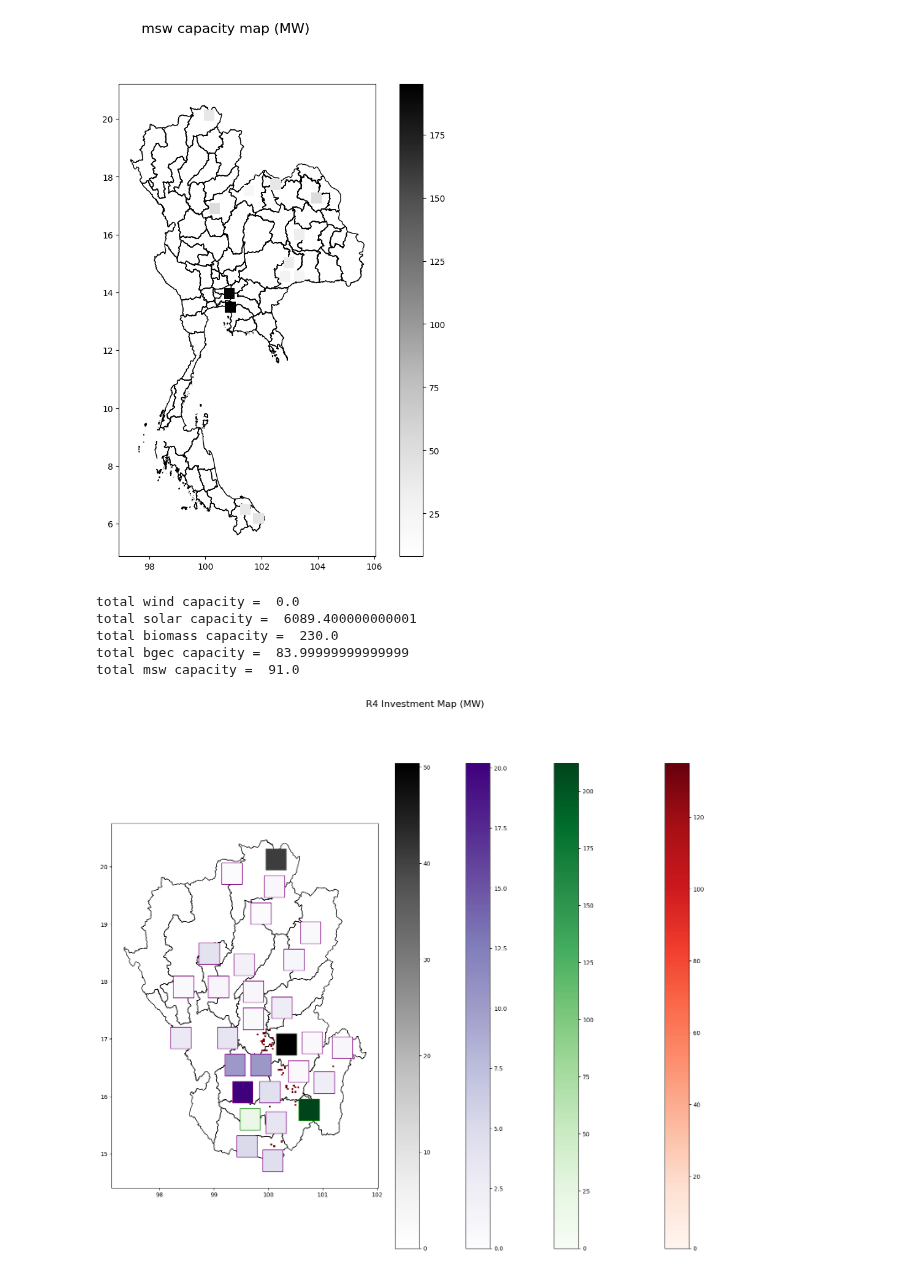
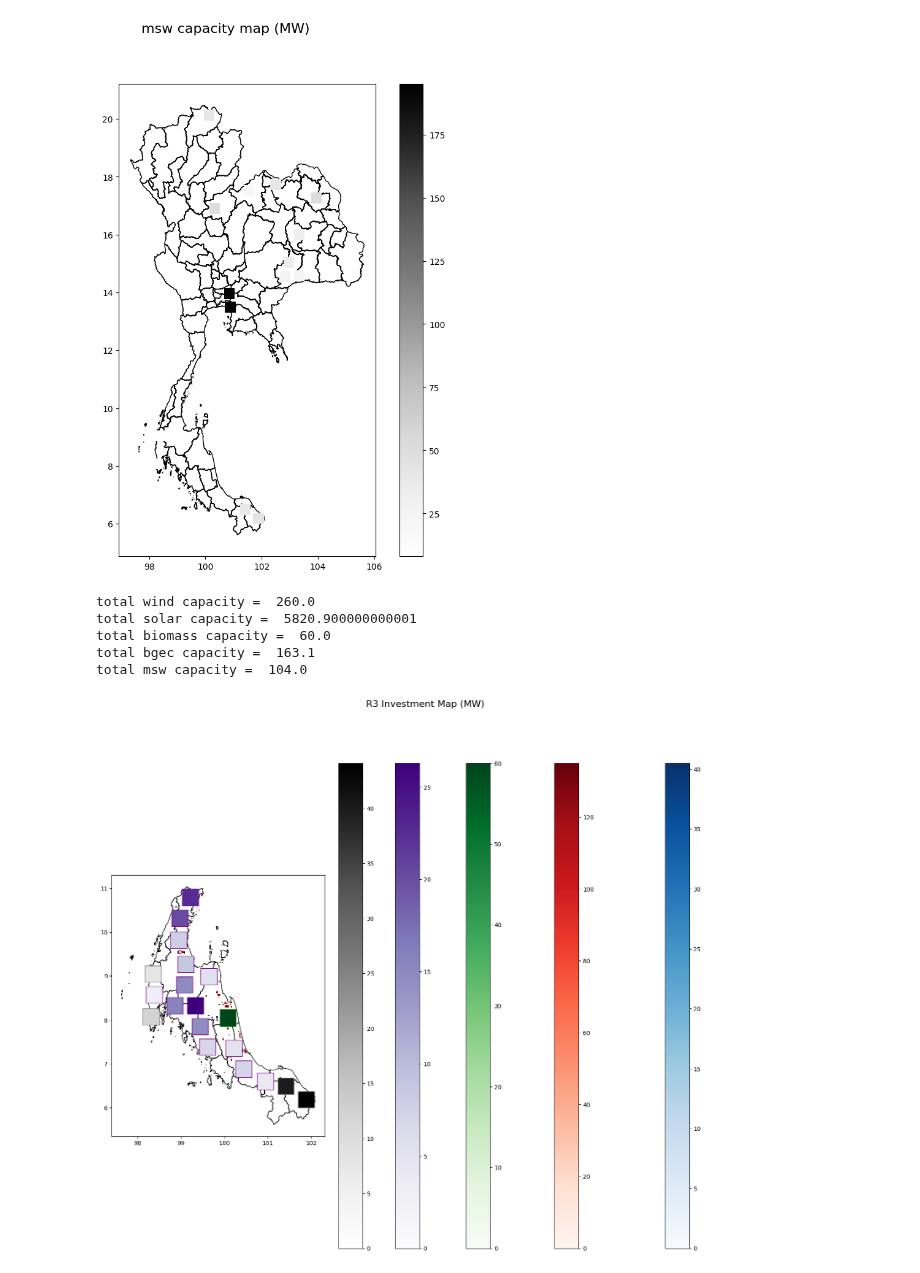
Before and after one commit to NarasetS/REPowerPlant_Siting, a Jupyter notebook: 13_SI_SitingPlant.ipynb, the cells around one changed output. Saved outputs shown, nothing was run; the diff lists cells and outputs as text; code cells hidden in the pictures.

```diff
--- a/13_SI_SitingPlant.ipynb
+++ b/13_SI_SitingPlant.ipynb
@@ -391,7 +391,7 @@ for i in thailandmap['ADM1_TH']:
         list_region.append('xxxxxxxxxxxxxxxxxxxxxxxxxxxxxxxxxx')
 thailandmap['region'] = list_region
 # %%
-region = 'R4'
+region = 'R3'
 specificarea = thailandmap.loc[thailandmap['region'] == region]
 bound = specificarea.unary_union.bounds
 
@@ -426,36 +426,36 @@ except:
     None
 try:
     df_msw.loc[df_msw['region'] == region].plot(ax = ax,legend = True,zorder = 5,column = 'cap_msw',cmap = 'Greys',edgecolors = 'grey',vmin = 0)
 except:
     None
 
 fig, ax = plt.subplots(figsize=(20,15))
 fig.suptitle(region + ' Investment Map (SI) ', fontsize=16)
 specificarea.plot(ax = ax, color='none', edgecolor = 'black', zorder = 0)
 try:
     df_wind.loc[df_wind['region'] == region].plot(ax = ax,legend=True,zorder = 1,column = 'SI_Wind',cmap = 'Blues',vmin = 0,vmax=3)
 except:
     None
 try:
     df_solar.loc[df_solar['region'] == region].plot(ax = ax,legend=True,zorder = 2,column = 'SI_Solar',cmap = 'Reds',vmin = 0,vmax=3)
 except:
     None
 try:
     df_biomass.loc[df_biomass['region'] == region].plot(ax = ax,legend=True,zorder = 3,column = 'SI_Biomass',cmap = 'Greens',edgecolors = 'green',vmin = 0,vmax=3)
 except:
     None
 try:
     df_bgec.loc[df_bgec['region'] == region].plot(ax = ax,legend=True,zorder = 4,column = 'SI_BGEC',cmap = 'Purples',edgecolors = 'purple',vmin = 0,vmax=3)
 except:
     None
 try:
     df_msw.loc[df_msw['region'] == region].plot(ax = ax,legend=True,zorder = 5,column = 'SI_MSW',cmap = 'Greys',edgecolors = 'grey',vmin = 0,vmax=3)
 except:
     None
 # %% [output]
-total wind capacity =  0.0
-total solar capacity =  6089.400000000001
-total biomass capacity =  230.0
-total bgec capacity =  83.99999999999999
-total msw capacity =  91.0
+total wind capacity =  260.0
+total solar capacity =  5820.900000000001
+total biomass capacity =  60.0
+total bgec capacity =  163.1
+total msw capacity =  104.0
-[figure, old version]
+[figure, new version]
```
Also changed, not shown: parts of 1 cell of this notebook, 2 other files.
